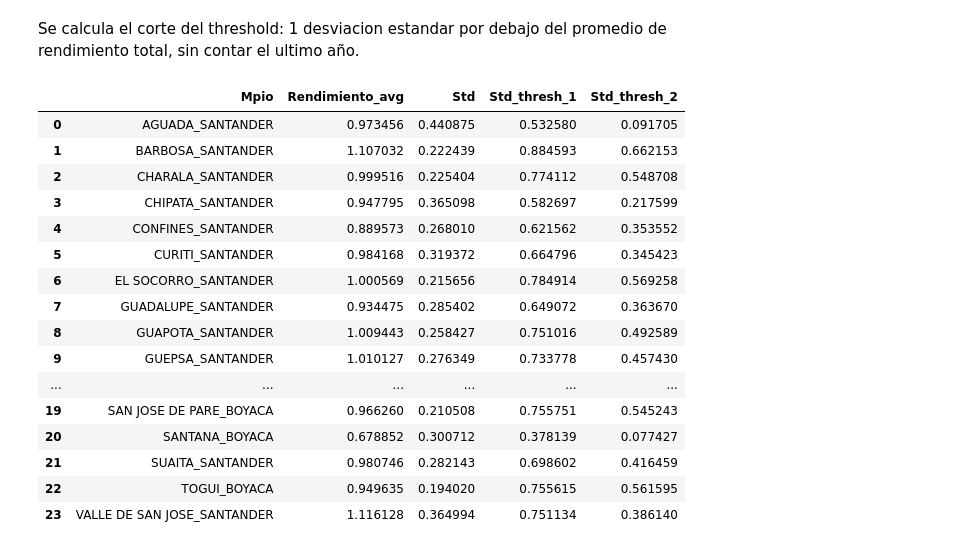
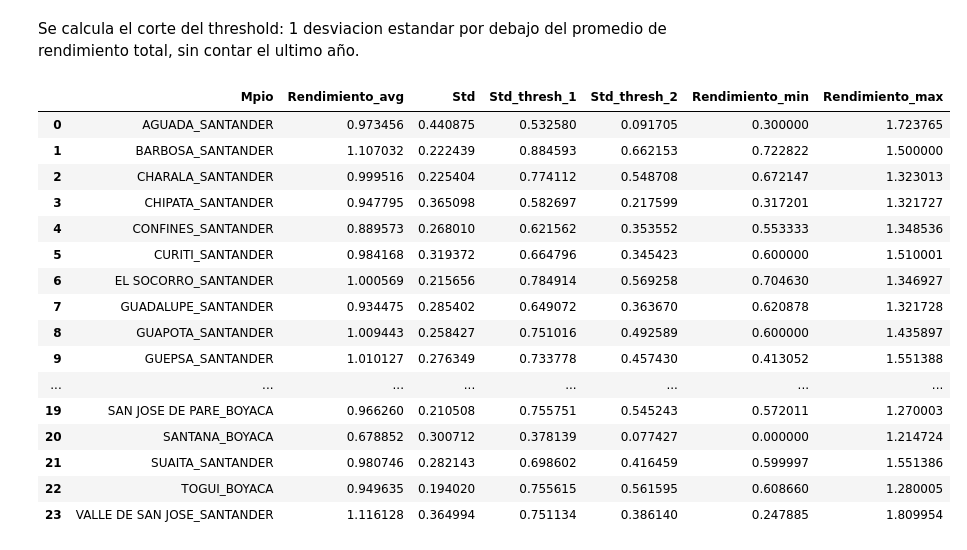
Before and after one commit to spulidov91/clima_cafe_v1, a Jupyter notebook: Notebooks/4_Politica.ipynb, the cells around one changed output. Drawn from its saved outputs; the diff is of its cells as text; code cells hidden in the pictures.

```diff
--- a/Notebooks/4_Politica.ipynb
+++ b/Notebooks/4_Politica.ipynb
@@ -76,27 +151,34 @@ None
 # %% [markdown]
 Se calcula el corte del threshold: 1 desviacion estandar por debajo del promedio de rendimiento total, sin contar el ultimo año.
 # %%
+predicciones_mpio_min = predicciones[predicciones['Year'] != 2024].groupby('Mpio', as_index=False)['Rendimiento'].min()
+predicciones_mpio_min.rename(columns={'Rendimiento': 'Rendimiento_min'}, inplace=True)
+predicciones_mpio_max = predicciones[predicciones['Year'] != 2024].groupby('Mpio', as_index=False)['Rendimiento'].max()
+predicciones_mpio_max.rename(columns={'Rendimiento': 'Rendimiento_max'}, inplace=True)
+
 predicciones_mpio_avg = predicciones[predicciones['Year'] != 2024].groupby('Mpio', as_index=False)['Rendimiento'].mean()
 predicciones_mpio_avg.rename(columns={'Rendimiento': 'Rendimiento_avg'}, inplace=True)
 predicciones_mpio_avg['Std'] = predicciones.groupby('Mpio')['Rendimiento'].std().values
 predicciones_mpio_avg['Std_thresh_1'] = predicciones_mpio_avg['Rendimiento_avg'] - predicciones_mpio_avg['Std']
 predicciones_mpio_avg['Std_thresh_2'] = predicciones_mpio_avg['Rendimiento_avg'] - predicciones_mpio_avg['Std']*2
+predicciones_mpio_avg = predicciones_mpio_avg.merge(predicciones_mpio_min, on='Mpio', how='left')
+predicciones_mpio_avg = predicciones_mpio_avg.merge(predicciones_mpio_max, on='Mpio', how='left')
 predicciones_mpio_avg
 # %% [output]
-|  | Mpio | Rendimiento_avg | Std | Std_thresh_1 | Std_thresh_2 |
-| 0 | AGUADA_SANTANDER | 0.973456 | 0.440875 | 0.532580 | 0.091705 |
-| 1 | BARBOSA_SANTANDER | 1.107032 | 0.222439 | 0.884593 | 0.662153 |
-| 2 | CHARALA_SANTANDER | 0.999516 | 0.225404 | 0.774112 | 0.548708 |
-| 3 | CHIPATA_SANTANDER | 0.947795 | 0.365098 | 0.582697 | 0.217599 |
-| 4 | CONFINES_SANTANDER | 0.889573 | 0.268010 | 0.621562 | 0.353552 |
-| 5 | CURITI_SANTANDER | 0.984168 | 0.319372 | 0.664796 | 0.345423 |
-| 6 | EL SOCORRO_SANTANDER | 1.000569 | 0.215656 | 0.784914 | 0.569258 |
-| 7 | GUADALUPE_SANTANDER | 0.934475 | 0.285402 | 0.649072 | 0.363670 |
-| 8 | GUAPOTA_SANTANDER | 1.009443 | 0.258427 | 0.751016 | 0.492589 |
-| 9 | GUEPSA_SANTANDER | 1.010127 | 0.276349 | 0.733778 | 0.457430 |
-| ... | ... | ... | ... | ... | ... |
-| 19 | SAN JOSE DE PARE_BOYACA | 0.966260 | 0.210508 | 0.755751 | 0.545243 |
-| 20 | SANTANA_BOYACA | 0.678852 | 0.300712 | 0.378139 | 0.077427 |
-| 21 | SUAITA_SANTANDER | 0.980746 | 0.282143 | 0.698602 | 0.416459 |
-| 22 | TOGUI_BOYACA | 0.949635 | 0.194020 | 0.755615 | 0.561595 |
-| 23 | VALLE DE SAN JOSE_SANTANDER | 1.116128 | 0.364994 | 0.751134 | 0.386140 |
+|  | Mpio | Rendimiento_avg | Std | Std_thresh_1 | Std_thresh_2 | Rendimiento_min | Rendimiento_max |
+| 0 | AGUADA_SANTANDER | 0.973456 | 0.440875 | 0.532580 | 0.091705 | 0.300000 | 1.723765 |
+| 1 | BARBOSA_SANTANDER | 1.107032 | 0.222439 | 0.884593 | 0.662153 | 0.722822 | 1.500000 |
+| 2 | CHARALA_SANTANDER | 0.999516 | 0.225404 | 0.774112 | 0.548708 | 0.672147 | 1.323013 |
+| 3 | CHIPATA_SANTANDER | 0.947795 | 0.365098 | 0.582697 | 0.217599 | 0.317201 | 1.321727 |
+| 4 | CONFINES_SANTANDER | 0.889573 | 0.268010 | 0.621562 | 0.353552 | 0.553333 | 1.348536 |
+| 5 | CURITI_SANTANDER | 0.984168 | 0.319372 | 0.664796 | 0.345423 | 0.600000 | 1.510001 |
+| 6 | EL SOCORRO_SANTANDER | 1.000569 | 0.215656 | 0.784914 | 0.569258 | 0.704630 | 1.346927 |
+| 7 | GUADALUPE_SANTANDER | 0.934475 | 0.285402 | 0.649072 | 0.363670 | 0.620878 | 1.321728 |
+| 8 | GUAPOTA_SANTANDER | 1.009443 | 0.258427 | 0.751016 | 0.492589 | 0.600000 | 1.435897 |
+| 9 | GUEPSA_SANTANDER | 1.010127 | 0.276349 | 0.733778 | 0.457430 | 0.413052 | 1.551388 |
+| ... | ... | ... | ... | ... | ... | ... | ... |
+| 19 | SAN JOSE DE PARE_BOYACA | 0.966260 | 0.210508 | 0.755751 | 0.545243 | 0.572011 | 1.270003 |
+| 20 | SANTANA_BOYACA | 0.678852 | 0.300712 | 0.378139 | 0.077427 | 0.000000 | 1.214724 |
+| 21 | SUAITA_SANTANDER | 0.980746 | 0.282143 | 0.698602 | 0.416459 | 0.599997 | 1.551386 |
+| 22 | TOGUI_BOYACA | 0.949635 | 0.194020 | 0.755615 | 0.561595 | 0.608660 | 1.280005 |
+| 23 | VALLE DE SAN JOSE_SANTANDER | 1.116128 | 0.364994 | 0.751134 | 0.386140 | 0.247885 | 1.809954 |
```
Also changed, not shown: parts of 14 cells of this notebook, 1 other file.
